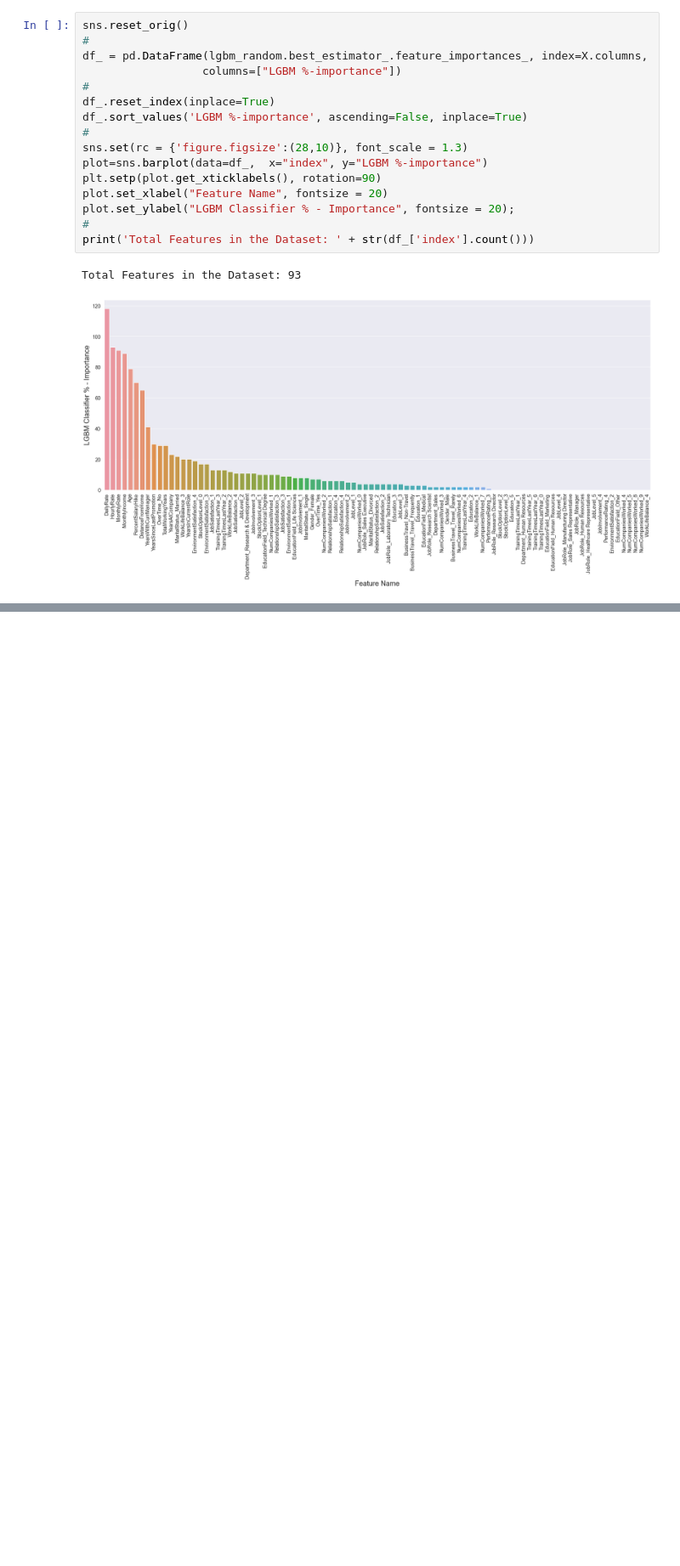
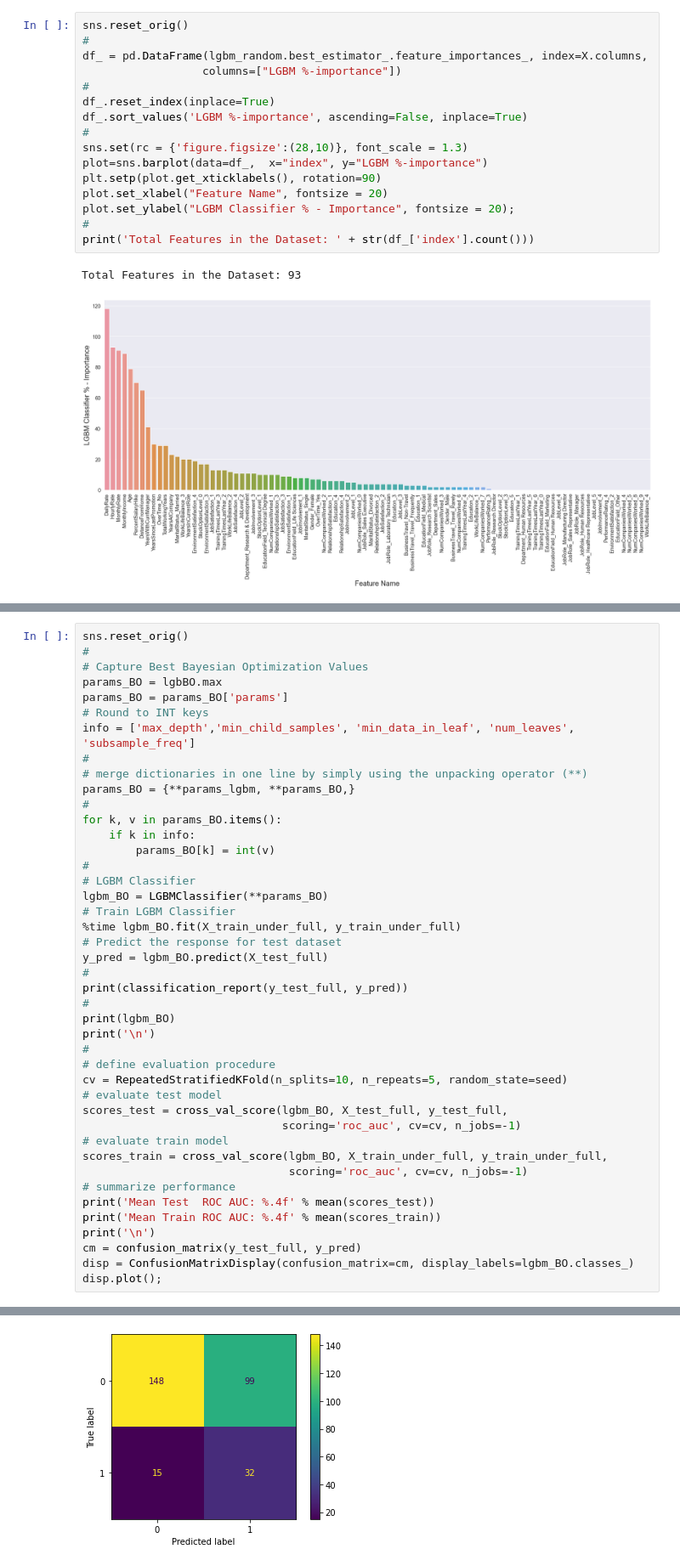
Before and after one commit to SirErikPak/Profolio, a Jupyter notebook: HR_Attrition.ipynb, the cells around one changed output, grey strips where cells are left out. Shown at 85% size. Saved outputs shown, nothing was run; the diff lists cells and outputs as text; blank space fills up the shorter version.

```diff
--- a/HR_Attrition.ipynb
+++ b/HR_Attrition.ipynb
@@ -1623,0 +1690,44 @@ Total Features in the Dataset: 93
+# %%
+sns.reset_orig()
+#
+# Capture Best Bayesian Optimization Values
+params_BO = lgbBO.max
+params_BO = params_BO['params']
+# Round to INT keys
+info = ['max_depth','min_child_samples', 'min_data_in_leaf', 'num_leaves', 'subsample_freq']
+#
+# merge dictionaries in one line by simply using the unpacking operator (**)
+params_BO = {**params_lgbm, **params_BO,}
+#
+for k, v in params_BO.items():
+    if k in info:
+        params_BO[k] = int(v)
+#
+# LGBM Classifier
+lgbm_BO = LGBMClassifier(**params_BO)
+# Train LGBM Classifier
+%time lgbm_BO.fit(X_train_under_full, y_train_under_full)
+# Predict the response for test dataset
+y_pred = lgbm_BO.predict(X_test_full)
+#
+print(classification_report(y_test_full, y_pred))
+#
+print(lgbm_BO)
+print('\n')
+#
+# define evaluation procedure
+cv = RepeatedStratifiedKFold(n_splits=10, n_repeats=5, random_state=seed)
+# evaluate test model
+scores_test = cross_val_score(lgbm_BO, X_test_full, y_test_full,
+                              scoring='roc_auc', cv=cv, n_jobs=-1)
+# evaluate train model
+scores_train = cross_val_score(lgbm_BO, X_train_under_full, y_train_under_full,
+                               scoring='roc_auc', cv=cv, n_jobs=-1)
+# summarize performance
+print('Mean Test  ROC AUC: %.4f' % mean(scores_test))
+print('Mean Train ROC AUC: %.4f' % mean(scores_train))
+print('\n')
+cm = confusion_matrix(y_test_full, y_pred)
+disp = ConfusionMatrixDisplay(confusion_matrix=cm, display_labels=lgbm_BO.classes_)
+disp.plot();
+# %% [output]
@@ -1623,0 +1753 @@ Total Features in the Dataset: 93
+[figure, added]
```
Also changed, not shown: parts of 4 cells of this notebook.
